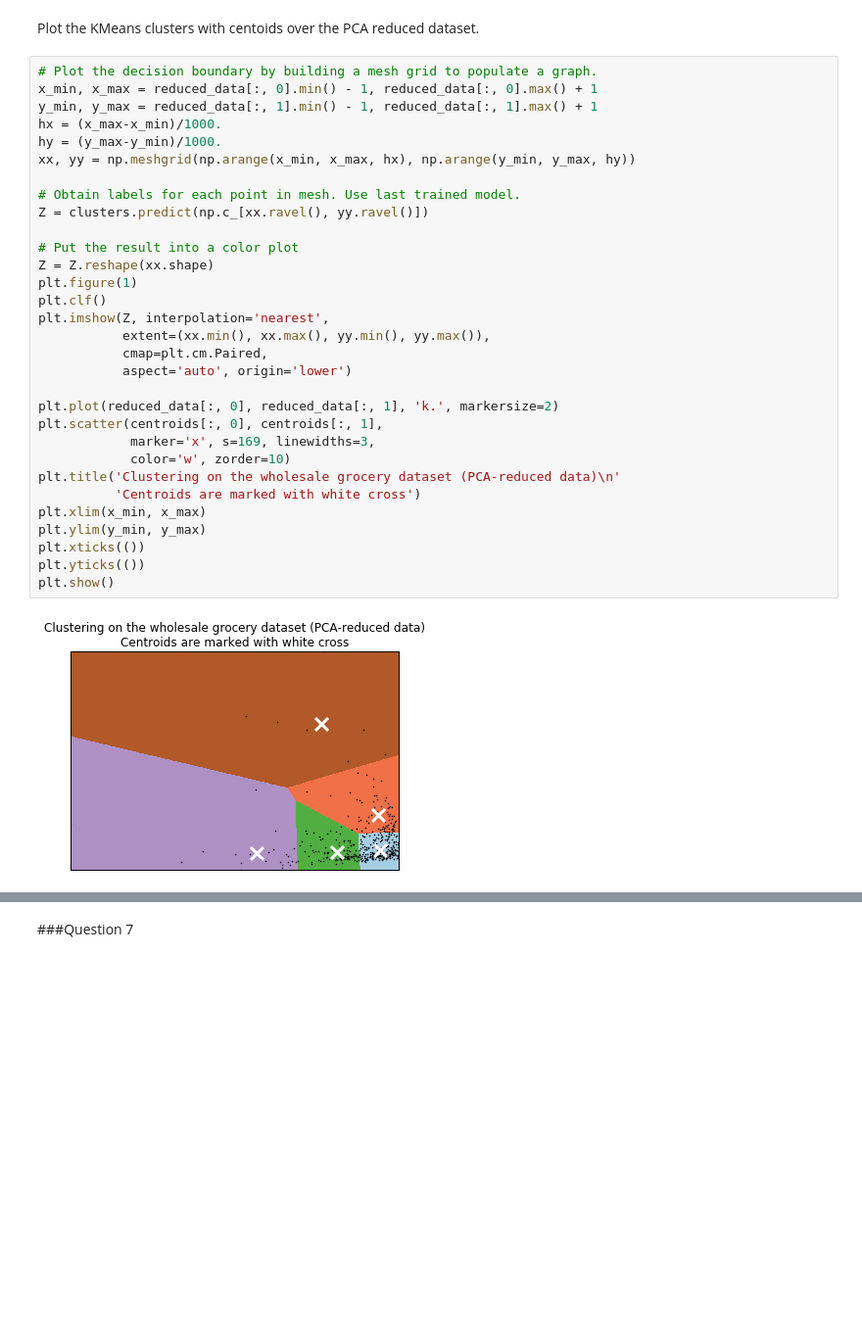
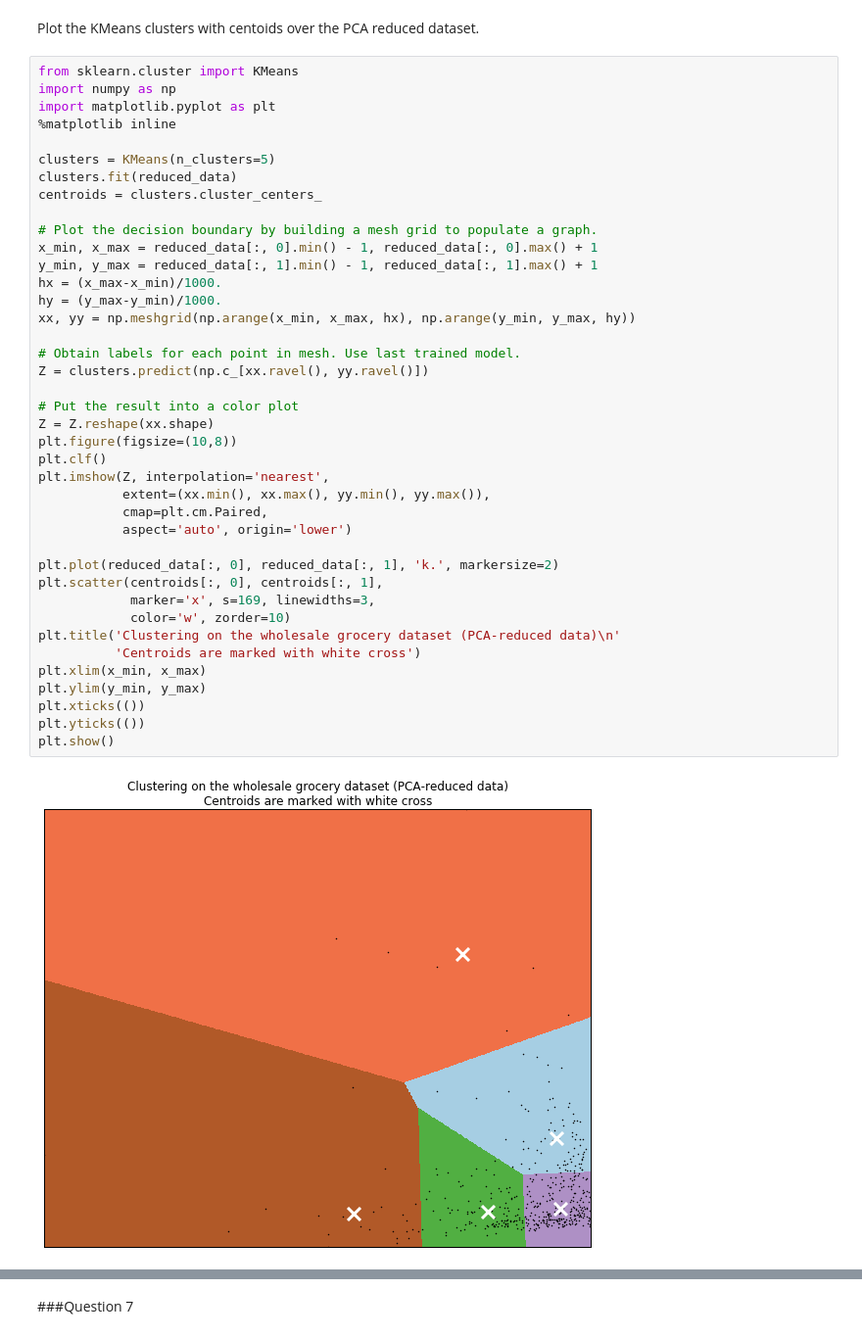
Before and after one commit to buswedg/Udacity, a Jupyter notebook: Machine Learning Engineer Nanodegree/P3 Creating Customer Segments/ND_Project3.ipynb, the cells around one changed output, grey strips where cells are left out. Shown at 98% size. Cells and saved outputs as stored; diff of their text form; blank space fills up the shorter version.

```diff
--- a/Machine Learning Engineer Nanodegree/P3 Creating Customer Segments/ND_Project3.ipynb
+++ b/Machine Learning Engineer Nanodegree/P3 Creating Customer Segments/ND_Project3.ipynb
@@ -380,35 +422,44 @@ Table 7: Centoids for KMeans
 # %% [markdown]
 Plot the KMeans clusters with centoids over the PCA reduced dataset.
 # %%
+from sklearn.cluster import KMeans
+import numpy as np
+import matplotlib.pyplot as plt
+%matplotlib inline
+
+clusters = KMeans(n_clusters=5)
+clusters.fit(reduced_data)
+centroids = clusters.cluster_centers_
+
 # Plot the decision boundary by building a mesh grid to populate a graph.
 x_min, x_max = reduced_data[:, 0].min() - 1, reduced_data[:, 0].max() + 1
 y_min, y_max = reduced_data[:, 1].min() - 1, reduced_data[:, 1].max() + 1
 hx = (x_max-x_min)/1000.
 hy = (y_max-y_min)/1000.
 xx, yy = np.meshgrid(np.arange(x_min, x_max, hx), np.arange(y_min, y_max, hy))
 
 # Obtain labels for each point in mesh. Use last trained model.
 Z = clusters.predict(np.c_[xx.ravel(), yy.ravel()])
 
 # Put the result into a color plot
 Z = Z.reshape(xx.shape)
-plt.figure(1)
+plt.figure(figsize=(10,8))
 plt.clf()
 plt.imshow(Z, interpolation='nearest',
            extent=(xx.min(), xx.max(), yy.min(), yy.max()),
            cmap=plt.cm.Paired,
            aspect='auto', origin='lower')
 
 plt.plot(reduced_data[:, 0], reduced_data[:, 1], 'k.', markersize=2)
 plt.scatter(centroids[:, 0], centroids[:, 1],
             marker='x', s=169, linewidths=3,
             color='w', zorder=10)
 plt.title('Clustering on the wholesale grocery dataset (PCA-reduced data)\n'
           'Centroids are marked with white cross')
 plt.xlim(x_min, x_max)
 plt.ylim(y_min, y_max)
 plt.xticks(())
 plt.yticks(())
 plt.show()
 # %% [output]
-[figure, old version]
+[figure, new version]
```
Also changed, not shown: parts of 11 cells of this notebook, 10 other files.
